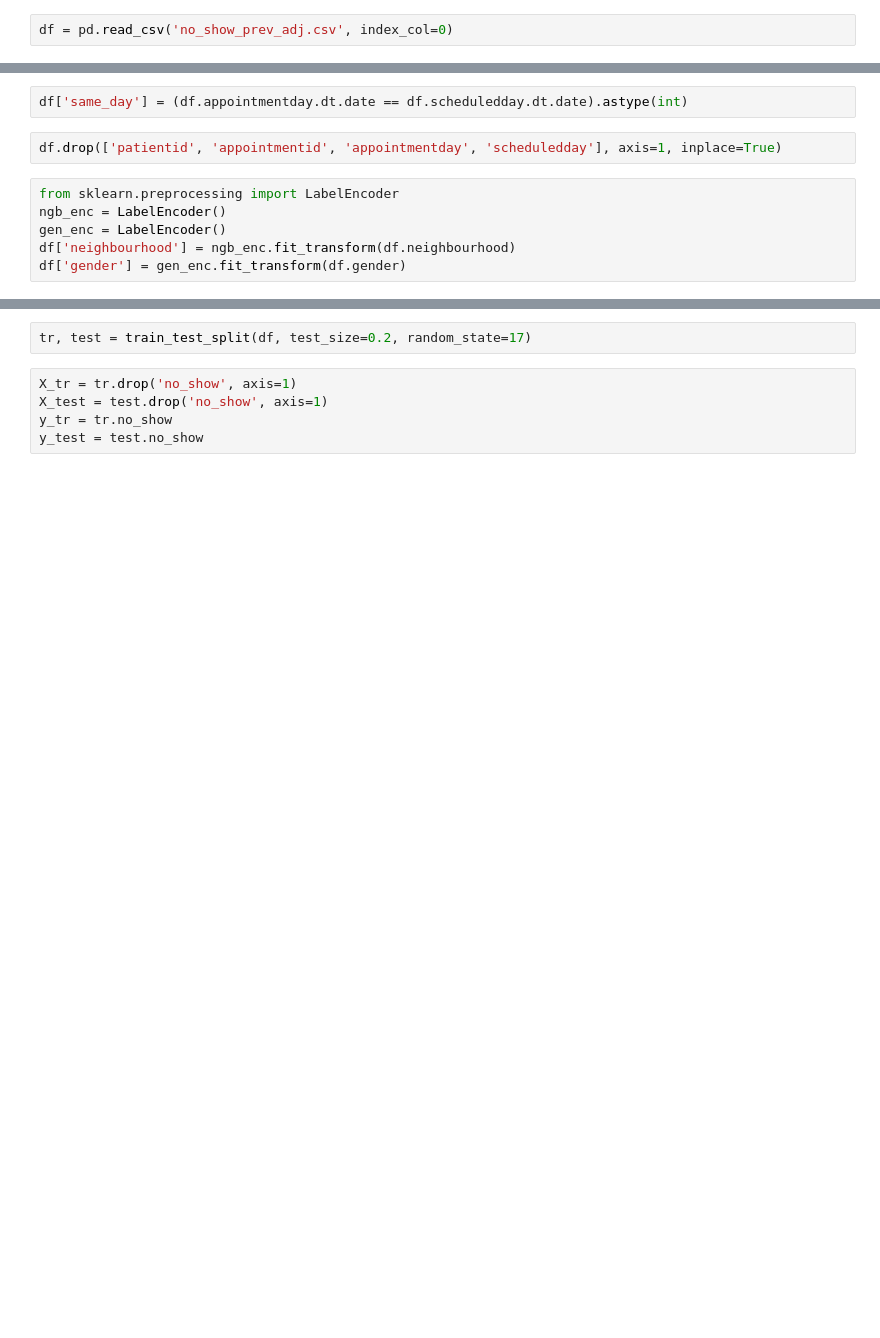
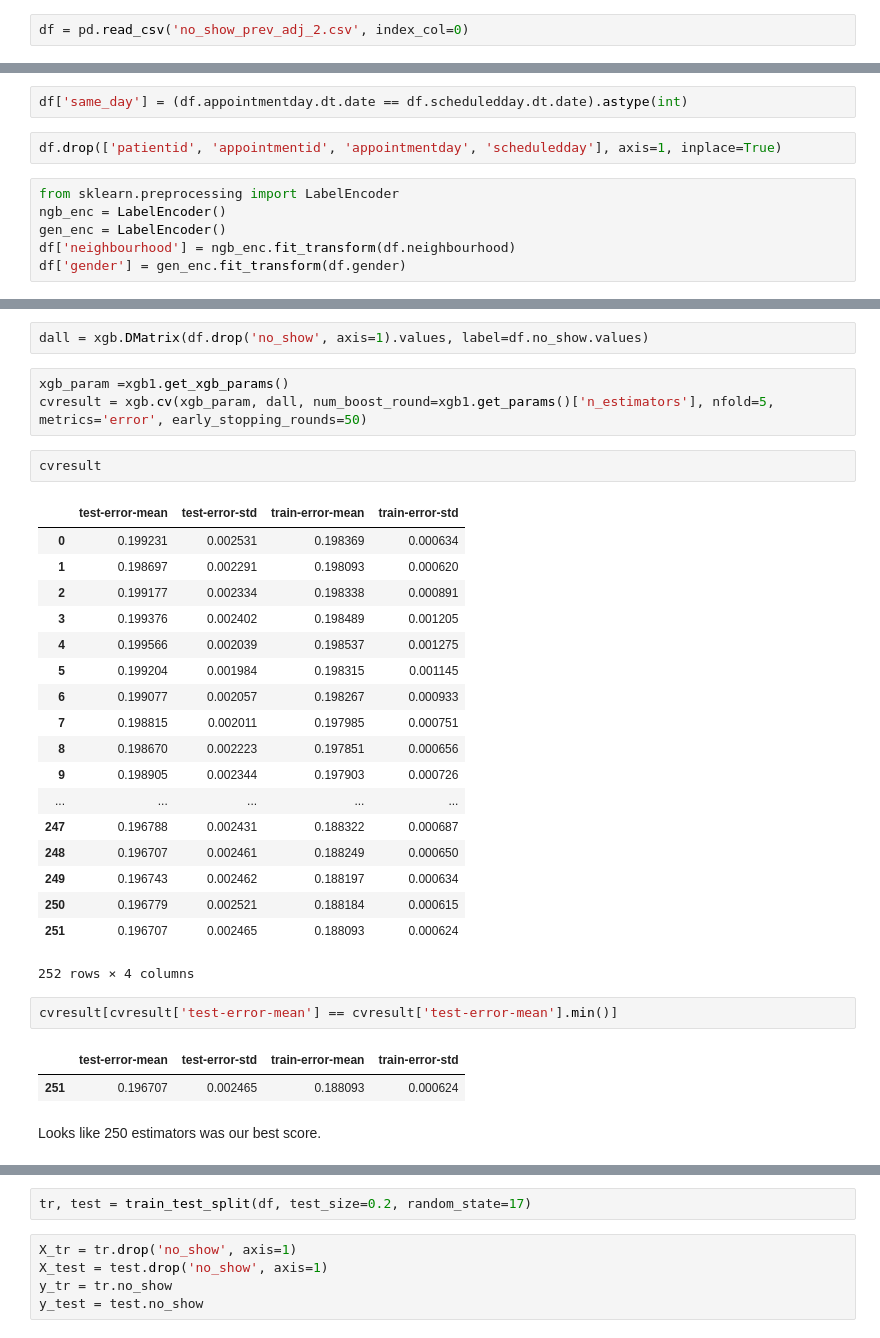
Before and after one commit to ryankresse/medical_no_shows, a Jupyter notebook: xgboost.ipynb, the cells around one changed output, grey strips where cells are left out. Saved outputs shown, nothing was run; the diff lists cells and outputs as text; blank space fills up the shorter version.

```diff
--- a/xgboost.ipynb
+++ b/xgboost.ipynb
@@ -14,7 +11,7 @@ from sklearn.preprocessing import StandardScaler
 import pdb
 %matplotlib inline
 # %%
-df = pd.read_csv('no_show_prev_adj.csv', index_col=0)
+df = pd.read_csv('no_show_prev_adj_2.csv', index_col=0)
 # %%
 def get_acc(rf, X, y):
     return (rf.predict(X) == y).sum() / len(y)
@@ -105,0 +111,33 @@ df['gender'] = gen_enc.fit_transform(df.gender)
+# %%
+dall = xgb.DMatrix(df.drop('no_show', axis=1).values, label=df.no_show.values)
+# %%
+xgb_param =xgb1.get_xgb_params()
+cvresult = xgb.cv(xgb_param, dall, num_boost_round=xgb1.get_params()['n_estimators'], nfold=5, metrics='error', early_stopping_rounds=50)
+# %%
+cvresult
+# %% [output]
+|  | test-error-mean | test-error-std | train-error-mean | train-error-std |
+| 0 | 0.199231 | 0.002531 | 0.198369 | 0.000634 |
+| 1 | 0.198697 | 0.002291 | 0.198093 | 0.000620 |
+| 2 | 0.199177 | 0.002334 | 0.198338 | 0.000891 |
+| 3 | 0.199376 | 0.002402 | 0.198489 | 0.001205 |
+| 4 | 0.199566 | 0.002039 | 0.198537 | 0.001275 |
+| 5 | 0.199204 | 0.001984 | 0.198315 | 0.001145 |
+| 6 | 0.199077 | 0.002057 | 0.198267 | 0.000933 |
+| 7 | 0.198815 | 0.002011 | 0.197985 | 0.000751 |
+| 8 | 0.198670 | 0.002223 | 0.197851 | 0.000656 |
+| 9 | 0.198905 | 0.002344 | 0.197903 | 0.000726 |
+| ... | ... | ... | ... | ... |
+| 247 | 0.196788 | 0.002431 | 0.188322 | 0.000687 |
+| 248 | 0.196707 | 0.002461 | 0.188249 | 0.000650 |
+| 249 | 0.196743 | 0.002462 | 0.188197 | 0.000634 |
+| 250 | 0.196779 | 0.002521 | 0.188184 | 0.000615 |
+| 251 | 0.196707 | 0.002465 | 0.188093 | 0.000624 |
+252 rows × 4 columns
+# %%
+cvresult[cvresult['test-error-mean'] == cvresult['test-error-mean'].min()]
+# %% [output]
+|  | test-error-mean | test-error-std | train-error-mean | train-error-std |
+| 251 | 0.196707 | 0.002465 | 0.188093 | 0.000624 |
+# %% [markdown]
+Looks like 250 estimators was our best score.
```
Also changed, not shown: parts of 22 cells of this notebook, 2 other files.
